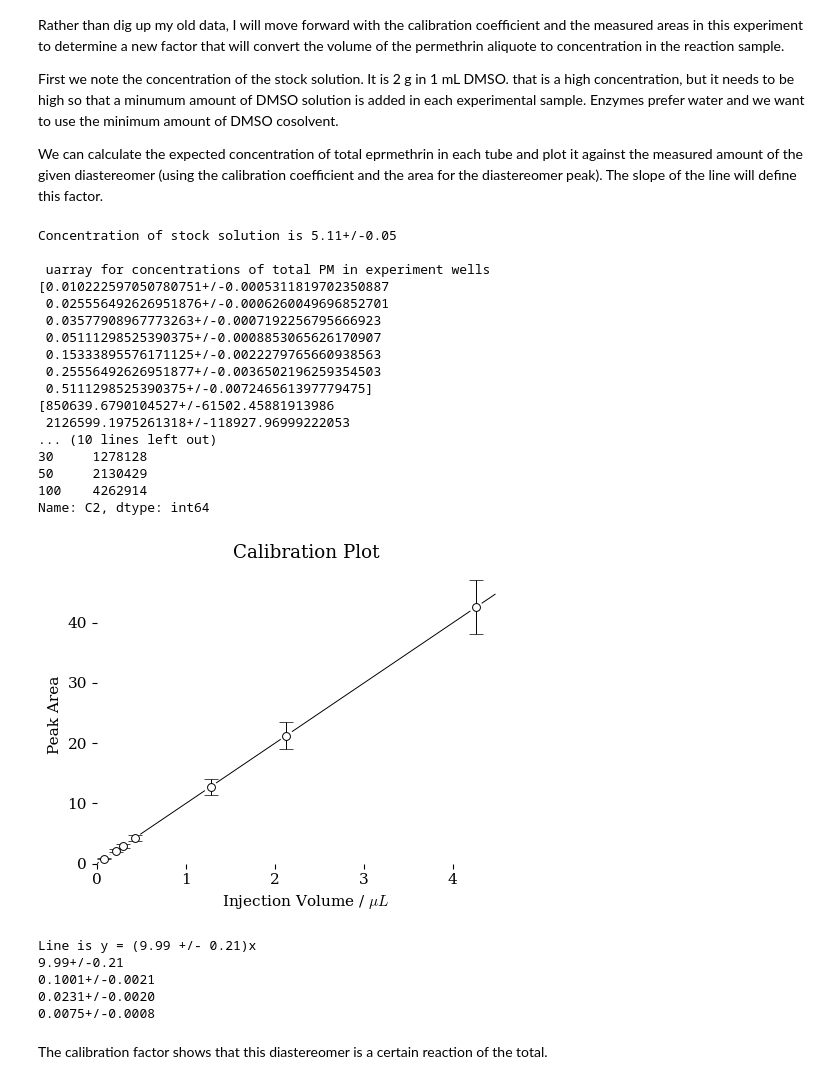
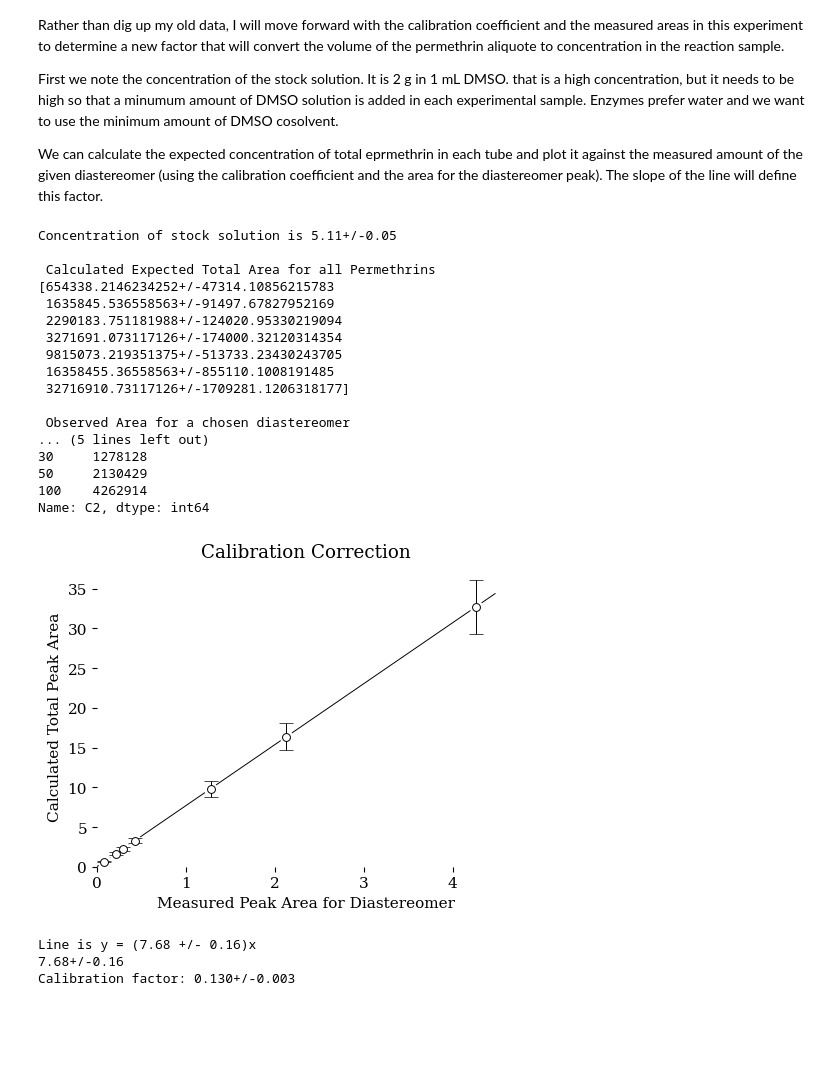
Before and after one commit to blinkletter/3530Biochem, a Jupyter notebook: Permethrin/Permethrin_MMPlot1.ipynb, the cells around one changed output. Cells and saved outputs as stored; diff of their text form; code cells hidden in the pictures; blank space fills up the shorter version.

```diff
--- a/Permethrin/Permethrin_MMPlot1.ipynb
+++ b/Permethrin/Permethrin_MMPlot1.ipynb
@@ -412,42 +452,46 @@ First we note the concentration of the stock solution.  It is 2 g in 1 mL DMSO.
 
 We can calculate the expected concentration of total eprmethrin in each tube and plot it against the measured amount of the given diastereomer (using the calibration coefficient and the area for the diastereomer peak). The slope of the line will define this factor.
 # %%
-volume = un.ufloat_fromstr("1+/-0.01")    ### volume of stock solution is 2 mL; creating ufloat from text
+volume_stock = un.ufloat_fromstr("1+/-0.01")    ### volume of stock solution is 2 mL; creating ufloat from text
 mass = un.ufloat(2,0.0001)                   ### mass is 2 g; creating ufloat from list
 molar_mass = 391.29                       ### molar mass of permethrin is 391.29 g/mole; no uncertainty here
-volume_reaction = un.ufloat_fromstr("1000+/-10")
+volume_reaction = un.ufloat_fromstr("1+/-0.010")
+injection_volume = un.ufloat_fromstr("0.100+/-0.0001")
 
 
-conc_stock_soln = mass / molar_mass / volume * (1000/1)
+conc_stock_soln = (mass / molar_mass) / (volume_stock * (1/1000))
 
 print(f"Concentration of stock solution is {conc_stock_soln:0.2f}")
 
 aliquotes = unp.uarray(df.index, 0.1)   ### uL injected into each 1 mL reaction vessel
-conc_pm_reaction = aliquotes * conc_stock_soln / volume_reaction
+conc_pm_reaction = (aliquotes/1000) * conc_stock_soln / (volume_reaction/1000)
 #print(aliquotes)
 
-print("\n uarray for concentrations of total PM in experiment wells")
-print(conc_pm_reaction)
+#print("\n uarray for concentrations of total PM in experiment wells")
+#print(conc_pm_reaction)
 
-expected_total_area = conc_pm_reaction * coeff * 1000000 *.13
+print("\n Calculated Expected Total Area for all Permethrins")
+moles_injected = conc_pm_reaction * (injection_volume/1000)
+expected_total_area = moles_injected * coeff * 1000000
 print(expected_total_area)
 
+print("\n Observed Area for a chosen diastereomer")
 observed_area_this_diastereomer = df["C2"]
 print(observed_area_this_diastereomer)
 # %% [output]
 Concentration of stock solution is 5.11+/-0.05
 
- uarray for concentrations of total PM in experiment wells
-[0.010222597050780751+/-0.0005311819702350887
- 0.025556492626951876+/-0.0006260049696852701
- 0.03577908967773263+/-0.0007192256795666923
- 0.05111298525390375+/-0.0008853065626170907
- 0.15333895576171125+/-0.0022279765660938563
- 0.25556492626951877+/-0.0036502196259354503
- 0.5111298525390375+/-0.007246561397779475]
-[850639.6790104527+/-61502.45881913986
- 2126599.1975261318+/-118927.96999222053
-... (10 lines left out)
+ Calculated Expected Total Area for all Permethrins
+[654338.2146234252+/-47314.10856215783
+ 1635845.536558563+/-91497.67827952169
+ 2290183.751181988+/-124020.95330219094
+ 3271691.073117126+/-174000.32120314354
+ 9815073.219351375+/-513733.23430243705
+ 16358455.36558563+/-855110.1008191485
+ 32716910.73117126+/-1709281.1206318177]
+
+ Observed Area for a chosen diastereomer
+... (5 lines left out)
 30     1278128
 50     2130429
 100    4262914
@@ -530,52 +574,38 @@ x_axis = np.linspace(0, last_x * 1.05, 100)  ### Create x-axis for ploting caluc
 
 ax.plot(x_axis, x_axis * (slope),    ### x, y calculated data for line
         "-", color = "black",      ### solid black line
         linewidth=0.7, zorder = 0  ### line thickness and layer (0 is farthest back)
         )
 
 
 ############################
 ### Set labels and scale
 ############################
 
-ax.set(title = "Calibration Plot",
-        ylabel=r"Peak Area",
-        xlabel=r"Injection Volume / $\mu L$",
+ax.set(title = "Calibration Correction",
+        ylabel=r"Calculated Total Peak Area",
+        xlabel=r"Measured Peak Area for Diastereomer",
         xlim=0,
         ylim=0
       )
 
 ax.margins(x=.07, y=.07, tight=True)    # add 7% empty space around outside of plot area
 
 #############################
 ### Output the final plot
 #############################
 
 fig.savefig("plot.pdf")   ### use this to save the figure in PDF format
 plt.show()                ### output the combined plot plots
 
 print(f"Line is y = ({slope:0.2f} +/- {slope_stdev:0.2f})x")
 
 line_slope = un.ufloat(slope,slope_stdev)
 calibration_factor = 1/line_slope
 print(line_slope)
-print(calibration_factor)
-
-KM1_mM = un.ufloat(KM1,KM1_stdev)
-
-KM1_mM = KM1_mM * conc_stock_soln / volume_reaction
-print(KM1_mM  * calibration_factor)
-
-KM2_mM = un.ufloat(KM2,KM2_stdev)
-
-KM2_mM = KM2_mM * conc_stock_soln / volume_reaction
-print(KM2_mM * calibration_factor)
+print(f"Calibration factor: {calibration_factor:0.3f}")
 # %% [output]
-[figure, old version]
+[figure, new version]
-Line is y = (9.99 +/- 0.21)x
-9.99+/-0.21
-0.1001+/-0.0021
-0.0231+/-0.0020
-0.0075+/-0.0008
+Line is y = (7.68 +/- 0.16)x
+7.68+/-0.16
+Calibration factor: 0.130+/-0.003
-# %% [markdown]
-The calibration factor shows that this diastereomer is a certain reaction of the total.
```
Also changed, not shown: parts of 9 cells of this notebook, 7 other files.
